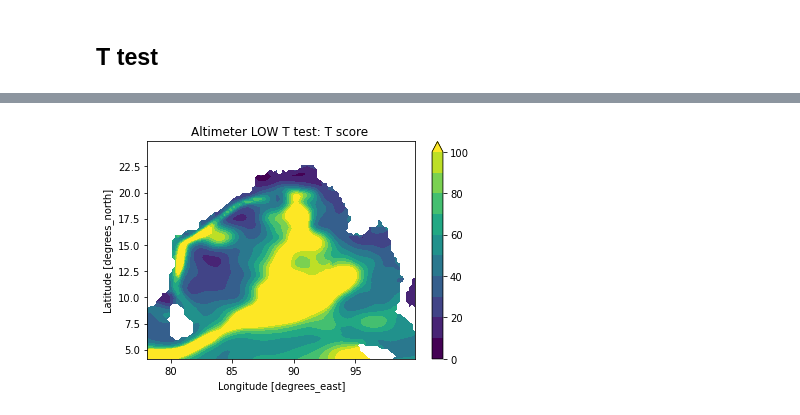
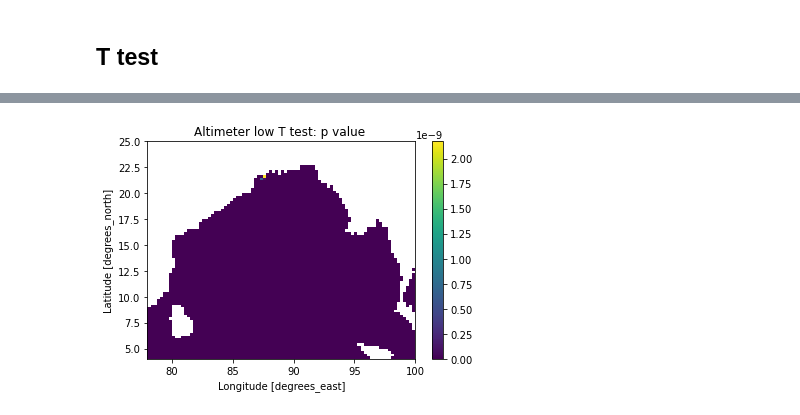
Before and after one commit to ghossh/BoB-Decadal-SLA, a Jupyter notebook: BoB_plots.ipynb, the cells around one changed output, grey strips where cells are left out. Drawn from its saved outputs; the diff is of its cells as text; code cells hidden in the pictures.

```diff
--- a/BoB_plots.ipynb
+++ b/BoB_plots.ipynb
@@ -549,10 +533,24 @@ import glob
-# %%
-stat, p_val = ttest_ind(BoB_altimeter_low_clim_10_19,BoB_altimeter_low_clim_99_09)
-# %%
-df=BoB_altimeter_low_clim_99_09
-stat=xr.DataArray(stat,coords={"latitude": df.latitude,
-                          "longitude": df.longitude},
-                  dims=["latitude","longitude"])
-p_val=xr.DataArray(p_val,coords={"latitude": df.latitude,
-                          "longitude": df.longitude},
-                  dims=["latitude","longitude"])
+# %%
+def t_test_spatial(data):
+    clim_99_09 =data.sel(time=slice(
+        '1999-01-01','2009-12-30')).groupby(
+        'time.dayofyear').mean(dim='time')
+
+    clim_10_19 =data.sel(time=slice(
+        '2009-01-01','2019-12-30')).groupby(
+        'time.dayofyear').mean(dim='time')
+
+    from scipy.stats import ttest_ind
+
+
+    stat, p_val = ttest_ind(clim_10_19,clim_99_09)
+
+
+    df=clim_99_09
+    stat=xr.DataArray(stat,coords={"latitude": df.latitude,
+                              "longitude": df.longitude},
+                      dims=["latitude","longitude"])
+    p_val=xr.DataArray(p_val,coords={"latitude": df.latitude,
+                              "longitude": df.longitude},
+                      dims=["latitude","longitude"])
+    return {'stat':stat,'p_val':p_val}
@@ -558,0 +559,2 @@ p_val=xr.DataArray(p_val,coords={"latitude": df.latitude,
+# %%
+altimeter_low_ttest=t_test_spatial(BoB_altimeter_low)
@@ -559,6 +568,6 @@ p_val=xr.DataArray(p_val,coords={"latitude": df.latitude,
 # %%
-stat.plot.contourf(levels=[0,10,20,30,40,50,60,70,80,90,100])
-plt.title('Altimeter LOW T test: T score ')
-plt.savefig('altimeter_low_t_score.jpg')
+altimeter_low_ttest['p_val'].plot()
+plt.title('Altimeter low T test: p value ')
+plt.savefig('altimeter_low_p_value.jpg',dpi=150)
 # %% [output]
-[figure, old version]
+[figure, new version]
```
Also changed, not shown: parts of 9 cells of this notebook, 4 other files.
